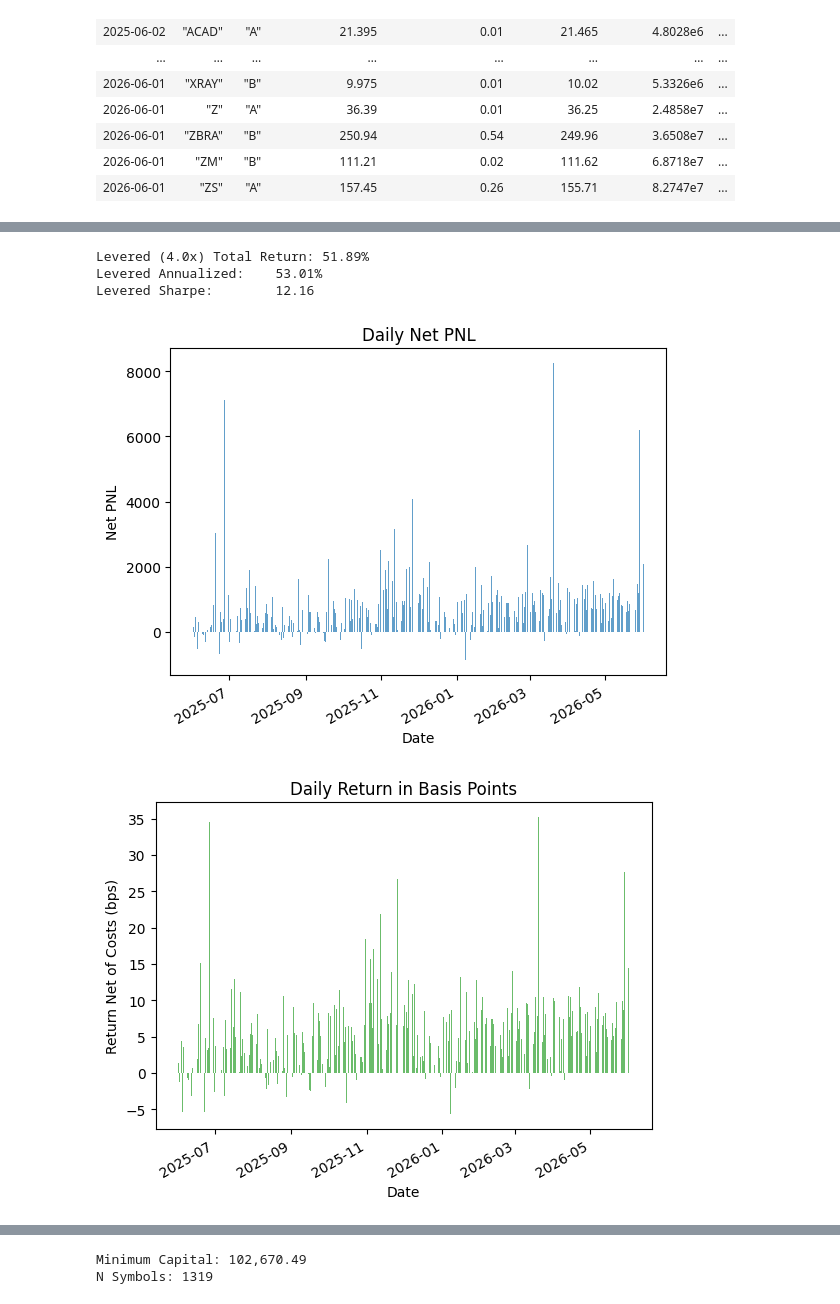
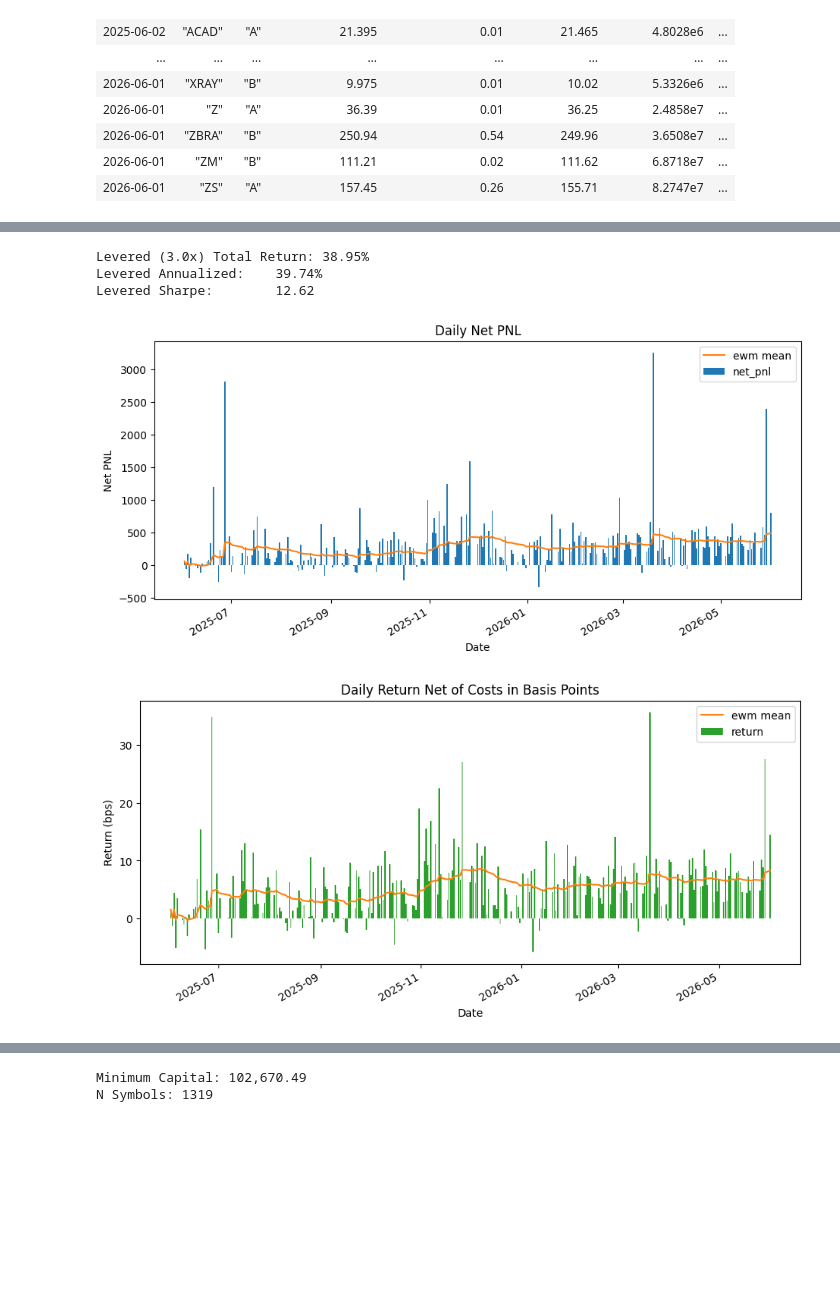
Before and after one commit to MichaelCusackNelkin/Summer_Research_2026, a Jupyter notebook: research-alpha/code/notebooks/test.ipynb, the cells around one changed output, grey strips where cells are left out. Saved outputs shown, nothing was run; the diff lists cells and outputs as text; code cells hidden in the pictures; blank space fills up the shorter version.

```diff
--- a/research-alpha/code/notebooks/test.ipynb
+++ b/research-alpha/code/notebooks/test.ipynb
@@ -202,8 +202,7 @@ Spearman IC: 0.275 with p-value: 0.000
 # %% [markdown]
 ### Quick Backtest
 # %%
-CAP_PER_SYMBOL = 2_500
-LEVERAGE = 2
+CAP_PER_SYMBOL = 1000
 COMMISSION = 0.0035
 backtest = (
     data
@@ -282,46 +313,50 @@ Per Trade Hit Rate: 54.83%
 # %%
-LEVERAGE = 2.0
+LEVERAGE = 3.0
 ANNUAL_FINANCING_RATE = 0.045          # broker rate on the borrowed (L-1)×equity
 daily_financing = (LEVERAGE - 1) * ANNUAL_FINANCING_RATE / 252
 
-levered = (
-    daily_returns
+strat_daily = (
+    strat_daily
     .sort("date")
     .with_columns((pl.col("return") * LEVERAGE - daily_financing).alias("lev_return"))
     .with_columns(((1 + pl.col("lev_return")).cum_prod() - 1).alias("cum_lev_return"))
 )
 
-lev_avg = levered["lev_return"].mean()
-lev_std = levered["lev_return"].std()
-print(f"Levered ({LEVERAGE:.1f}x) Total Return: {levered['cum_lev_return'].tail(1).item():,.2%}")
+lev_avg = strat_daily["lev_return"].mean()
+lev_std = strat_daily["lev_return"].std()
+print(f"Levered ({LEVERAGE:.1f}x) Total Return: {strat_daily['cum_lev_return'].tail(1).item():,.2%}")
 print(f"Levered Annualized:    {(1 + lev_avg)**252 - 1:,.2%}")
 print(f"Levered Sharpe:        {lev_avg / lev_std * 252**0.5:,.2f}")
 # %% [output]
-Levered (4.0x) Total Return: 51.89%
-Levered Annualized:    53.01%
-Levered Sharpe:        12.16
+Levered (3.0x) Total Return: 38.95%
+Levered Annualized:    39.74%
+Levered Sharpe:        12.62
 # %%
-daily_pnl = stat_backtest.group_by("date").agg(pl.col("net_pnl").sum())
-plt.bar(daily_pnl['date'], daily_pnl['net_pnl'],
-        color='tab:blue', alpha=0.7)
+plt.figure(figsize=(11, 5))
+plt.bar(strat_daily['date'], strat_daily['net_pnl'],
+        color='tab:blue', alpha=1, label="net_pnl")
+plt.plot(strat_daily['date'], strat_daily['net_pnl'].ewm_mean(alpha=0.05),
+        color='tab:orange', alpha=1, label="ewm mean")
 plt.title("Daily Net PNL")
 plt.xlabel("Date")
 plt.ylabel("Net PNL")
 plt.gcf().autofmt_xdate()
+plt.legend()
 plt.show()
 # %% [output]
-[figure, old version]
+[figure, new version]
 # %%
-daily_return = stat_backtest.group_by("date").agg(pl.col("net_pnl").sum() / pl.col("trade_value").abs().sum(),
-                                                  pl.col("symbol").n_unique()
-                                                  ).rename({"net_pnl":"return"})
-plt.bar(daily_return['date'], daily_return['return'] * 1e4,
-        color='tab:green', alpha=0.7)
-plt.title("Daily Return in Basis Points")
+plt.figure(figsize=(11, 5))
+plt.bar(strat_daily['date'], strat_daily['return'] * 1e4,
+        color='tab:green', alpha=1, label="return")
+plt.plot(strat_daily['date'], strat_daily['return'].ewm_mean(alpha=0.05) * 1e4,
+        color='tab:orange', alpha=1, label="ewm mean")
+plt.title("Daily Return Net of Costs in Basis Points")
 plt.xlabel("Date")
-plt.ylabel("Return Net of Costs (bps)")
+plt.ylabel("Return (bps)")
 plt.gcf().autofmt_xdate()
+plt.legend()
 plt.show()
 # %% [output]
-[figure, old version]
+[figure, new version]
 # %%
```
Also changed, not shown: parts of 4 cells of this notebook.
